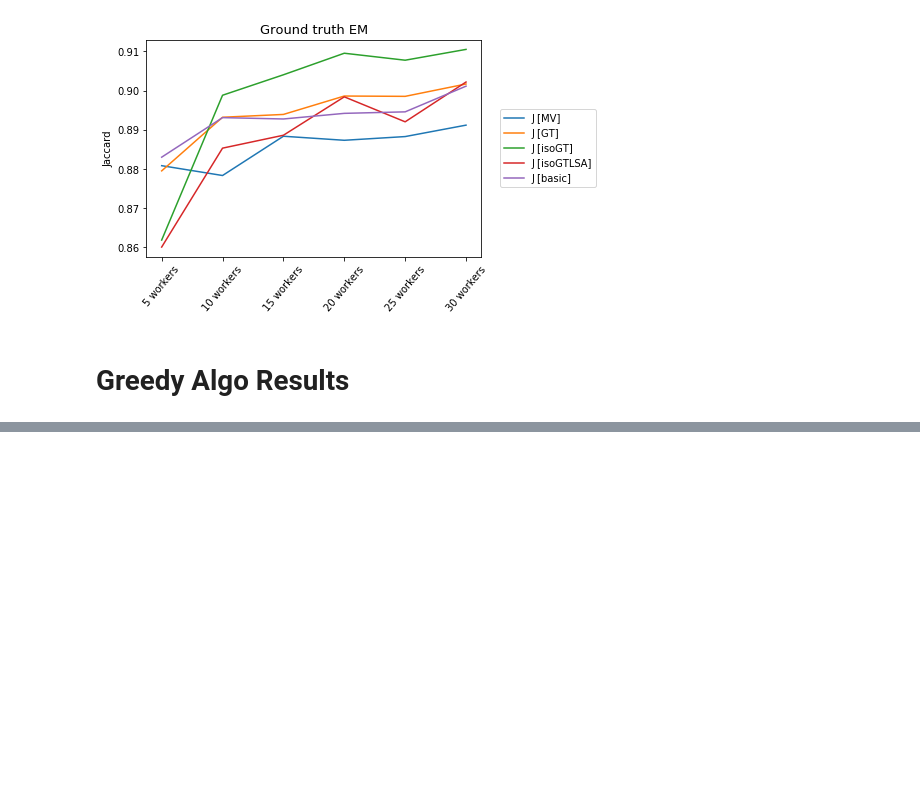
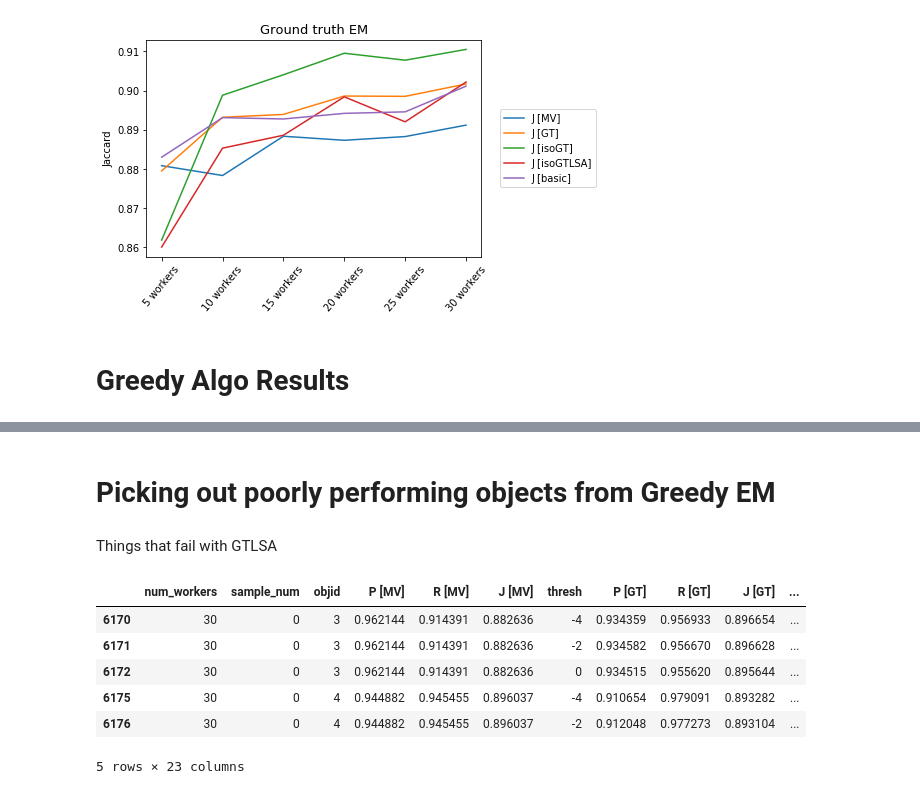
Before and after one commit to cognoscentai/segmentation, a Jupyter notebook: ipynb/PixelBasedGroundTruthExperiment.ipynb, the cells around one changed output, grey strips where cells are left out. Drawn from its saved outputs; the diff is of its cells as text; code cells hidden in the pictures; blank space fills up the shorter version.

```diff
--- a/ipynb/PixelBasedGroundTruthExperiment.ipynb
+++ b/ipynb/PixelBasedGroundTruthExperiment.ipynb
@@ -176,0 +191,4 @@ a = gca().set_xticklabels([0,'5 workers','10 workers','15 workers','20 workers',
+# %% [markdown]
+# Picking out poorly performing objects from Greedy EM
+# %% [markdown]
+Things that fail with GTLSA
@@ -176,0 +198,10 @@ a = gca().set_xticklabels([0,'5 workers','10 workers','15 workers','20 workers',
+# %%
+df[(df["num_workers"]>20)&(df["J [GTLSA-MV]"]>0.5)].head()
+# %% [output]
+|  | num_workers | sample_num | objid | P [MV] | R [MV] | J [MV] | thresh | P [GT] | R [GT] | J [GT] | ... |
+| 6170 | 30 | 0 | 3 | 0.962144 | 0.914391 | 0.882636 | -4 | 0.934359 | 0.956933 | 0.896654 | ... |
+| 6171 | 30 | 0 | 3 | 0.962144 | 0.914391 | 0.882636 | -2 | 0.934582 | 0.956670 | 0.896628 | ... |
+| 6172 | 30 | 0 | 3 | 0.962144 | 0.914391 | 0.882636 | 0 | 0.934515 | 0.955620 | 0.895644 | ... |
+| 6175 | 30 | 0 | 4 | 0.944882 | 0.945455 | 0.896037 | -4 | 0.910654 | 0.979091 | 0.893282 | ... |
+| 6176 | 30 | 0 | 4 | 0.944882 | 0.945455 | 0.896037 | -2 | 0.912048 | 0.977273 | 0.893104 | ... |
+5 rows × 23 columns
```
Also changed, not shown: parts of 20 cells of this notebook, 3 other files.
